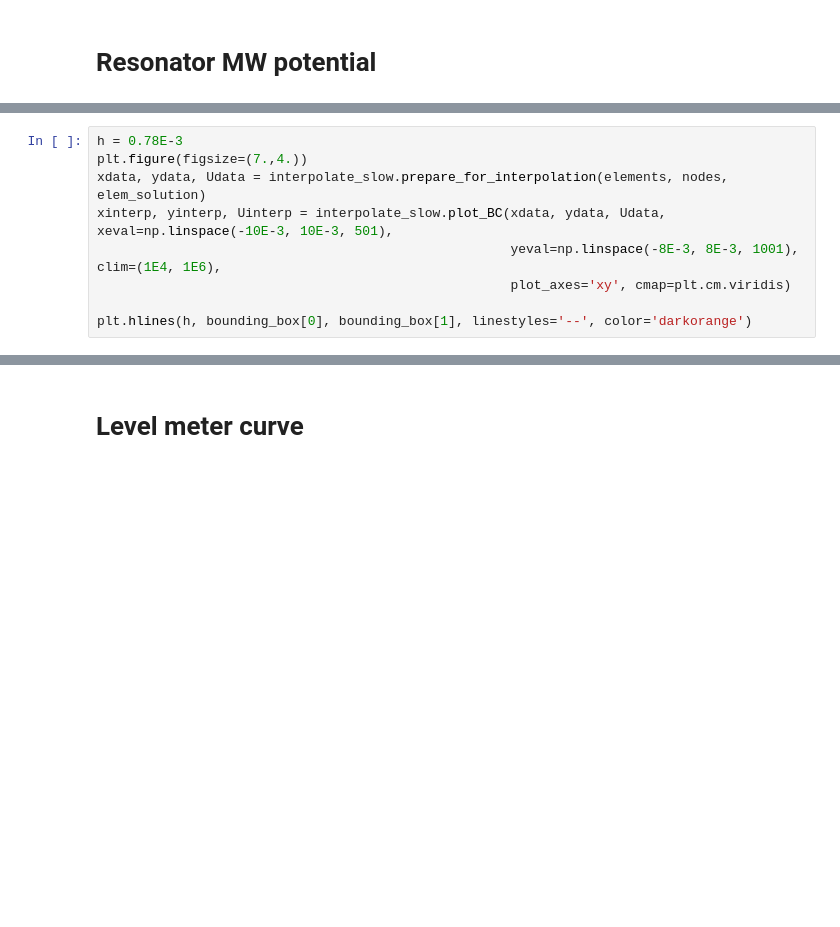
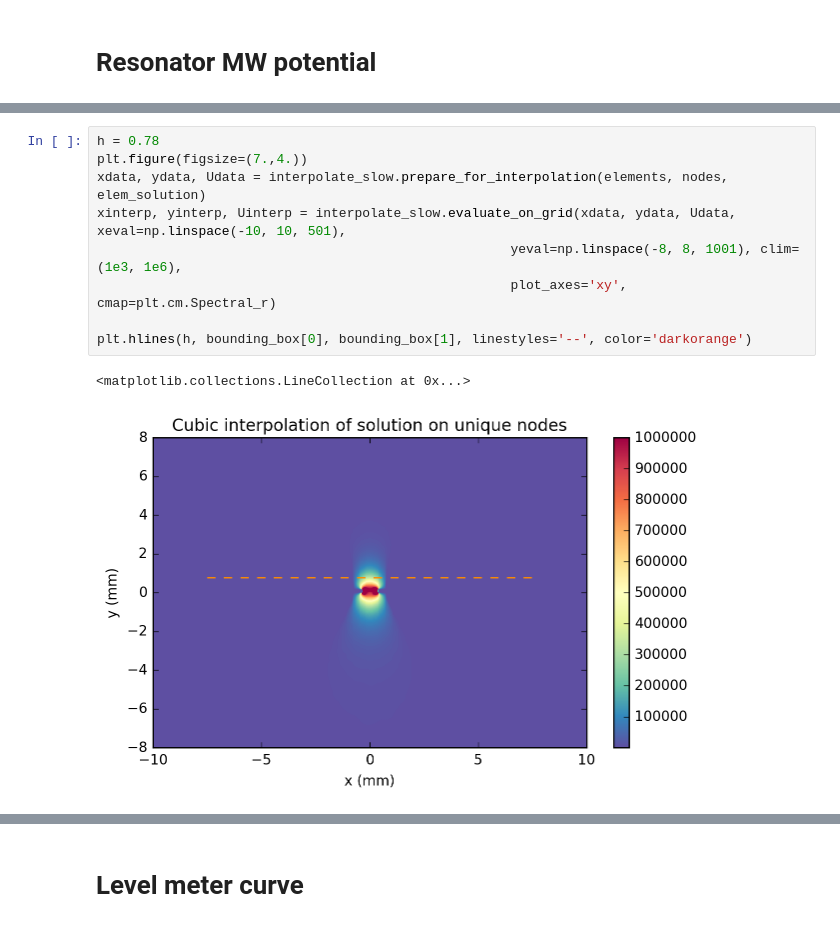
Before and after one commit to gkoolstra/ipython-notebooks, a Jupyter notebook: 20160530 - Master simulation notebook.ipynb, the cells around one changed output, grey strips where cells are left out. Drawn from its saved outputs; the diff is of its cells as text; blank space fills up the shorter version.

```diff
--- a/20160530 - Master simulation notebook.ipynb
+++ b/20160530 - Master simulation notebook.ipynb
@@ -47,10 +45,13 @@ ValueError: invalid literal for int() with base 10: '-7.5'
 # %%
-h = 0.78E-3
+h = 0.78
 plt.figure(figsize=(7.,4.))
 xdata, ydata, Udata = interpolate_slow.prepare_for_interpolation(elements, nodes, elem_solution)
-xinterp, yinterp, Uinterp = interpolate_slow.plot_BC(xdata, ydata, Udata, xeval=np.linspace(-10E-3, 10E-3, 501),
-                                                     yeval=np.linspace(-8E-3, 8E-3, 1001), clim=(1E4, 1E6),
-                                                     plot_axes='xy', cmap=plt.cm.viridis)
+xinterp, yinterp, Uinterp = interpolate_slow.evaluate_on_grid(xdata, ydata, Udata, xeval=np.linspace(-10, 10, 501),
+                                                     yeval=np.linspace(-8, 8, 1001), clim=(1e3, 1e6),
+                                                     plot_axes='xy', cmap=plt.cm.Spectral_r)
 
 plt.hlines(h, bounding_box[0], bounding_box[1], linestyles='--', color='darkorange')
+# %% [output]
+<matplotlib.collections.LineCollection at 0x...>
+[figure, added]
 # %%
```
Also changed, not shown: parts of 4 cells of this notebook, 3 other files.
